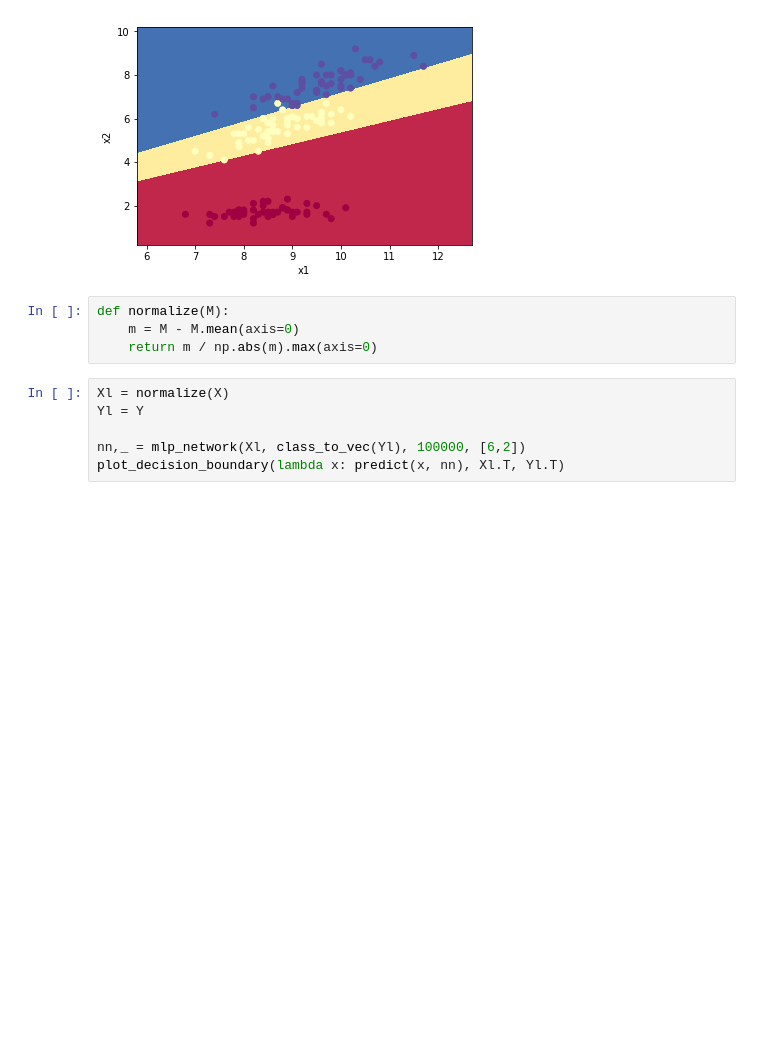
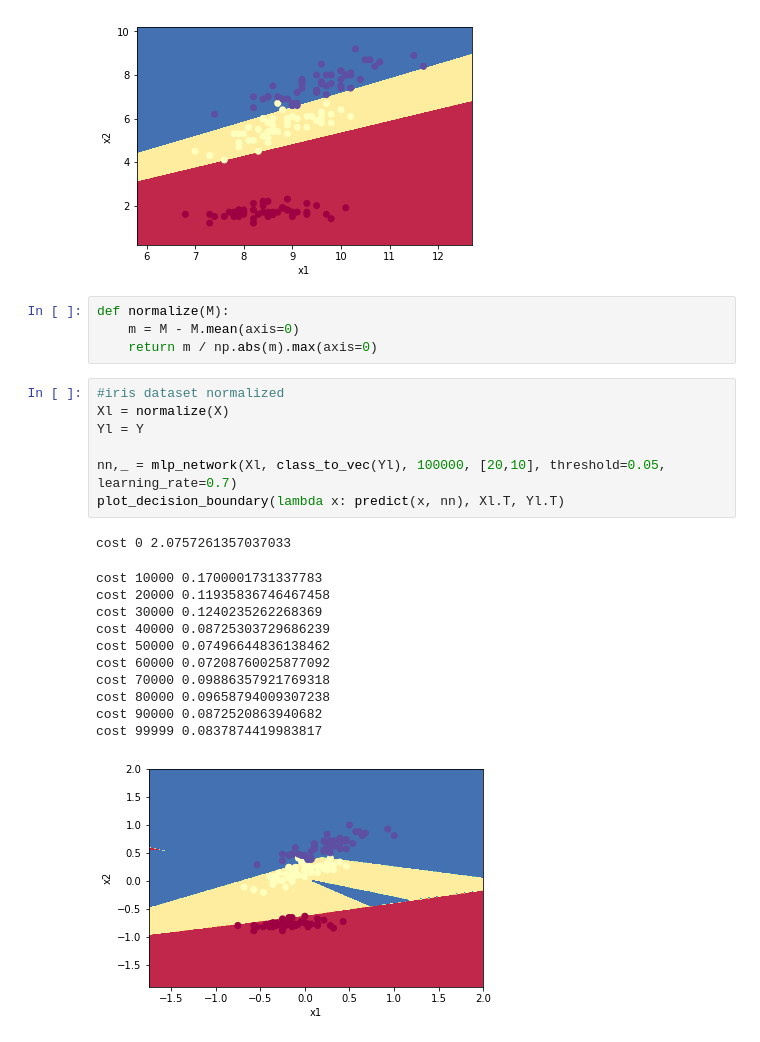
Before and after one commit to mkuzmik/neural-networks, a Jupyter notebook: mlp.ipynb, the cells around one changed output. Drawn from its saved outputs; the diff is of its cells as text; blank space fills up the shorter version.

```diff
--- a/mlp.ipynb
+++ b/mlp.ipynb
@@ -374,11 +374,25 @@ def normalize(M):
     m = M - M.mean(axis=0)
     return m / np.abs(m).max(axis=0)
 # %%
+#iris dataset normalized
 Xl = normalize(X)
 Yl = Y
 
-nn,_ = mlp_network(Xl, class_to_vec(Yl), 100000, [6,2])
+nn,_ = mlp_network(Xl, class_to_vec(Yl), 100000, [20,10], threshold=0.05, learning_rate=0.7)
 plot_decision_boundary(lambda x: predict(x, nn), Xl.T, Yl.T)
+# %% [output]
+cost 0 2.0757261357037033
+cost 10000 0.1700001731337783
+cost 20000 0.11935836746467458
+cost 30000 0.1240235262268369
+cost 40000 0.08725303729686239
+cost 50000 0.07496644836138462
+cost 60000 0.07208760025877092
+cost 70000 0.09886357921769318
+cost 80000 0.09658794009307238
+cost 90000 0.0872520863940682
+cost 99999 0.0837874419983817
+[figure, added]
 # %%
 def load_extra_datasets():
     N = 200
```
Also changed, not shown: parts of 6 cells of this notebook.
